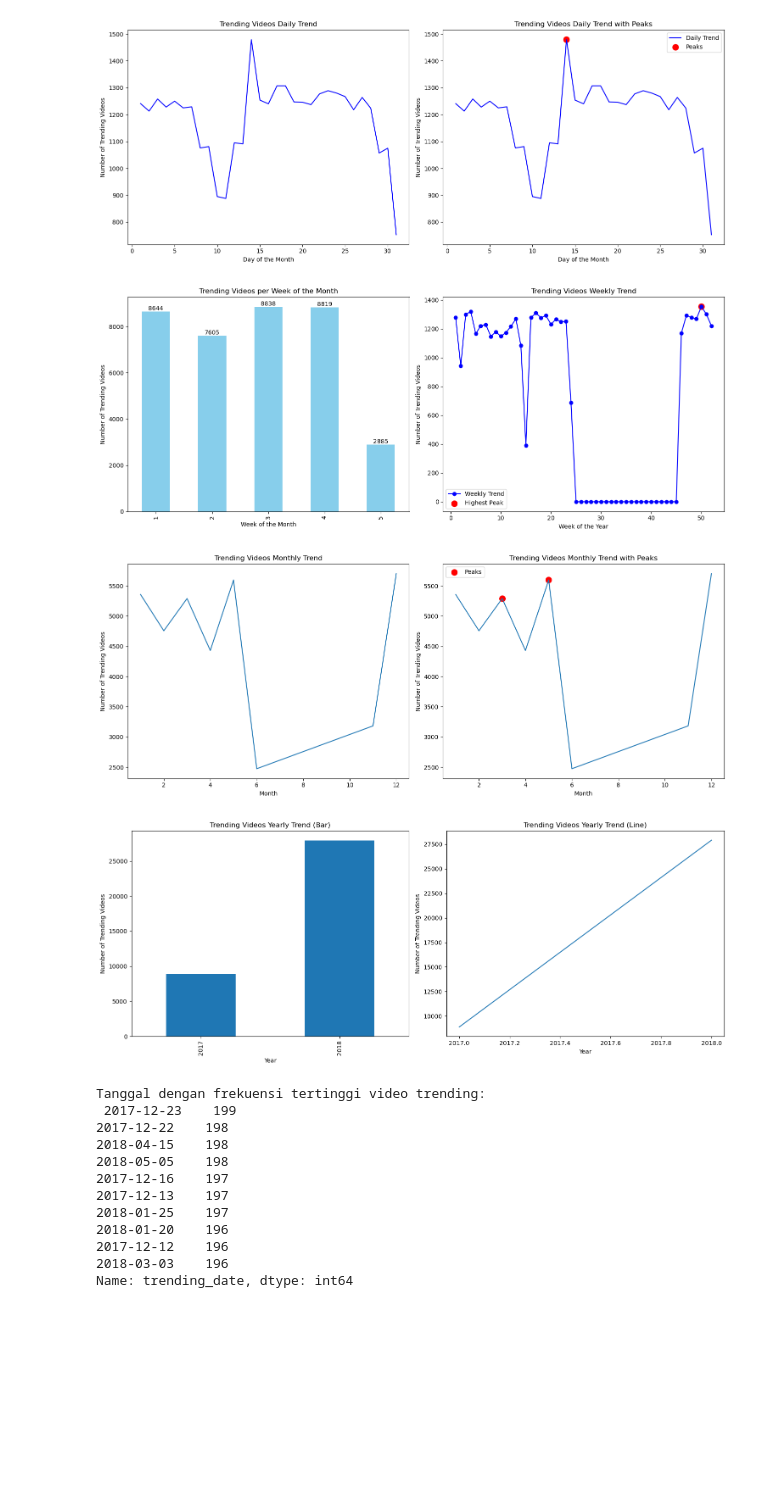
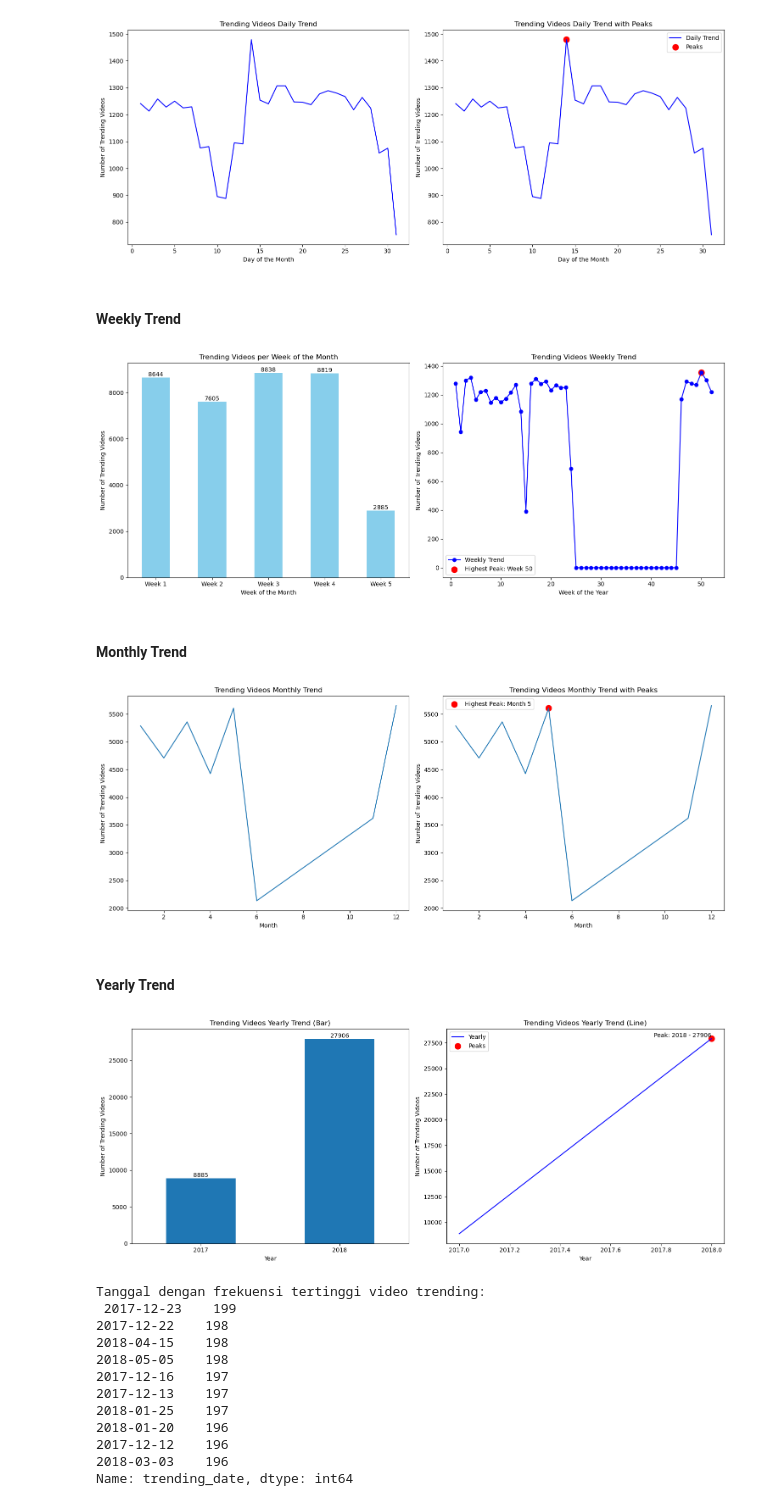
Before and after one commit to LimatanL/HW-k7, a Jupyter notebook: EDA_hw_k7.ipynb, the cells around one changed output. Saved outputs shown, nothing was run; the diff lists cells and outputs as text; code cells hidden in the pictures; blank space fills up the shorter version.

```diff
--- a/EDA_hw_k7.ipynb
+++ b/EDA_hw_k7.ipynb
@@ -211,15 +212,16 @@ plt.legend()
 plt.show()
 # %% [output]
 [figure]
+# %% [markdown]
+#### Weekly Trend
 # %%
-# Tambahkan informasi 'week of month'
 df_raw['week_of_month'] = df_raw['trending_date'].dt.day.apply(lambda x: (x - 1) // 7 + 1)
 
 # Visualisasi tren per minggu dalam sebulan
 weekly_trend_month = df_raw.groupby('week_of_month')['trending_date'].count()
 
 # Visualisasi tren mingguan dalam setahun
-weekly_trend_year = df_raw.groupby(df_raw['trending_date'].dt.week)['trending_date'].count()
+weekly_trend_year = df_raw.groupby(df_raw['trending_date'].dt.isocalendar().week)['trending_date'].count()
 
 # Plotting both trends together using subplots and iteration
 fig, axs = plt.subplots(1, 2, figsize=(15, 6))
@@ -232,6 +234,7 @@ for bar in bars.patches:
 axs[0].set_title('Trending Videos per Week of the Month')
 axs[0].set_xlabel('Week of the Month')
 axs[0].set_ylabel('Number of Trending Videos')
+axs[0].set_xticklabels([f'Week {i}' for i in weekly_trend_month.index], rotation=0)
 
 # Tren mingguan dalam setahun dengan hanya puncak tertinggi
 all_weeks = pd.Series(np.arange(1, 53))
@@ -240,7 +243,7 @@ peaks = weekly_trend_year[(weekly_trend_year.shift(1) < weekly_trend_year) & (we
 highest_peak = peaks[peaks == peaks.max()]
 
 axs[1].plot(weekly_trend_year.index, weekly_trend_year.values, marker='o', linestyle='-', color='blue', label='Weekly Trend')
-axs[1].scatter(highest_peak.index, highest_peak.values, color='red', s=100, label='Highest Peak')
+axs[1].scatter(highest_peak.index, highest_peak.values, color='red', s=100, label=f'Highest Peak: Week {highest_peak.index[0]}')
 axs[1].set_title('Trending Videos Weekly Trend')
 axs[1].set_xlabel('Week of the Year')
 axs[1].set_ylabel('Number of Trending Videos')
@@ -249,7 +252,9 @@ axs[1].legend()
 plt.tight_layout()
 plt.show()
 # %% [output]
-[figure, old version]
+[figure, new version]
+# %% [markdown]
+#### Monthly Trend
 # %%
 monthly_trend_count = df_raw.groupby('month')['trending_date'].count()
 
@@ -264,8 +269,9 @@ axs[0].set_ylabel('Number of Trending Videos')
 
 # Tren bulanan dengan puncak
 peaks = monthly_trend_count[(monthly_trend_count.shift(1) < monthly_trend_count) & (monthly_trend_count.shift(-1) < monthly_trend_count)]
+max_month = peaks.idxmax()
 axs[1].plot(monthly_trend_count.index, monthly_trend_count.values)
-axs[1].scatter(peaks.index, peaks.values, color='red', s=100, label='Peaks')
+axs[1].scatter(max_month, monthly_trend_count[max_month], color='red', s=100, label=f'Highest Peak: Month {max_month}')
 axs[1].set_title('Trending Videos Monthly Trend with Peaks')
 axs[1].set_xlabel('Month')
 axs[1].set_ylabel('Number of Trending Videos')
@@ -274,28 +280,43 @@ axs[1].legend()
 plt.tight_layout()
 plt.show()
 # %% [output]
-[figure, old version]
+[figure, new version]
+# %% [markdown]
+#### Yearly Trend
 # %%
-yearly_trend = df_raw.groupby('year')['trending_date'].count()
+# Year
+yearly_trend = df_raw.groupby(df_raw['trending_date'].dt.year)['trending_date'].count()
+yearly_peaks = yearly_trend[yearly_trend == yearly_trend.max()]
 
 fig, axs = plt.subplots(1, 2, figsize=(15, 6))
 
-# Visualisasi tren tahunan dalam bentuk bar
+# Yearly Trend
 yearly_trend.plot(kind='bar', ax=axs[0])
 axs[0].set_title('Trending Videos Yearly Trend (Bar)')
 axs[0].set_xlabel('Year')
 axs[0].set_ylabel('Number of Trending Videos')
+axs[0].tick_params(axis='x', rotation=0)
+for bar in axs[0].patches:
+    axs[0].text(bar.get_x() + bar.get_width() / 2, bar.get_height(), f'{bar.get_height()}',
+                 ha='center', va='bottom')
 
-# Visualisasi tren tahunan dalam bentuk garis
-yearly_trend.plot(kind='line', ax=axs[1])
+# Yearly Trend with Peaks
+axs[1].plot(yearly_trend.index, yearly_trend.values, label='Yearly', color='blue')
+axs[1].scatter(yearly_peaks.index, yearly_peaks.values, color='red', s=100, label='Peaks')
 axs[1].set_title('Trending Videos Yearly Trend (Line)')
 axs[1].set_xlabel('Year')
 axs[1].set_ylabel('Number of Trending Videos')
+axs[1].tick_params(axis='x', rotation=0)
+
+# Add labels to peak points in the bottom right corner
+for i, peak in enumerate(yearly_peaks.items()):
+    axs[1].text(peak[0], peak[1], f'Peak: {peak[0]} - {peak[1]}', ha='right', va='bottom', color='black')
 
 plt.tight_layout()
+plt.legend()
 plt.show()
 # %% [output]
-[figure, old version]
+[figure, new version]
 # %%
 most_common_dates = df_raw['trending_date'].value_counts().nlargest(10)
 print("Tanggal dengan frekuensi tertinggi video trending:\n", most_common_dates)
```
Also changed, not shown: parts of 5 cells of this notebook.
